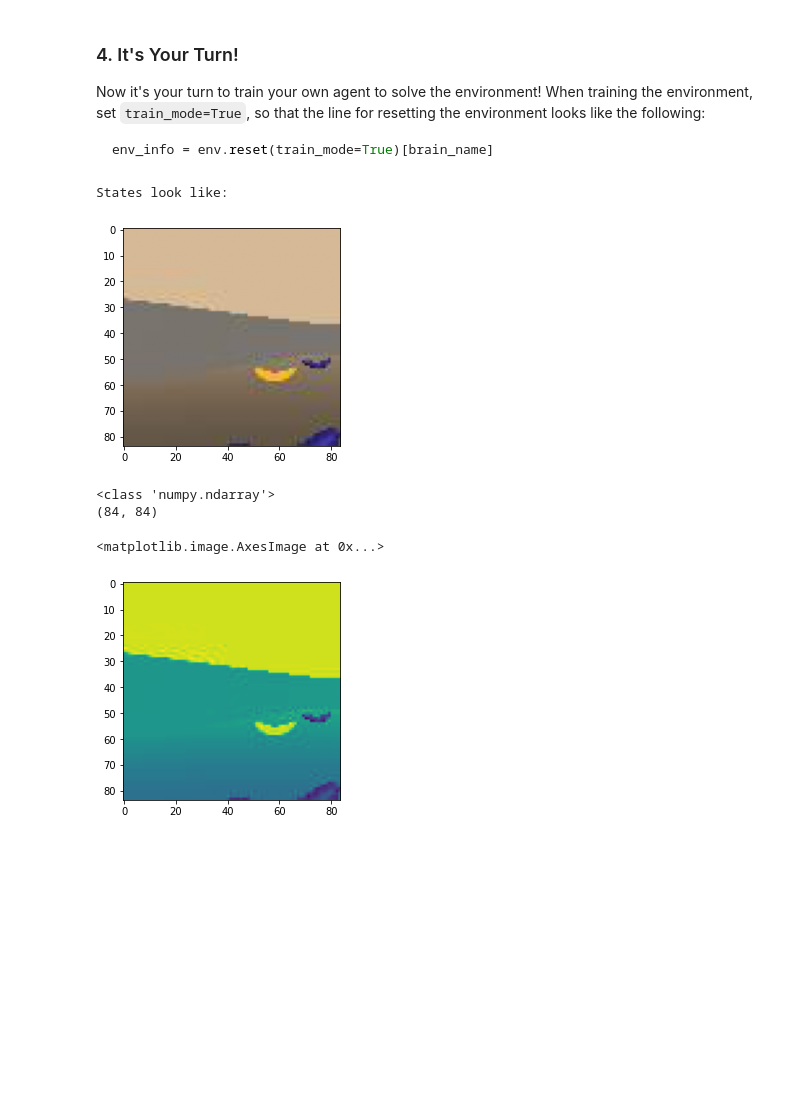
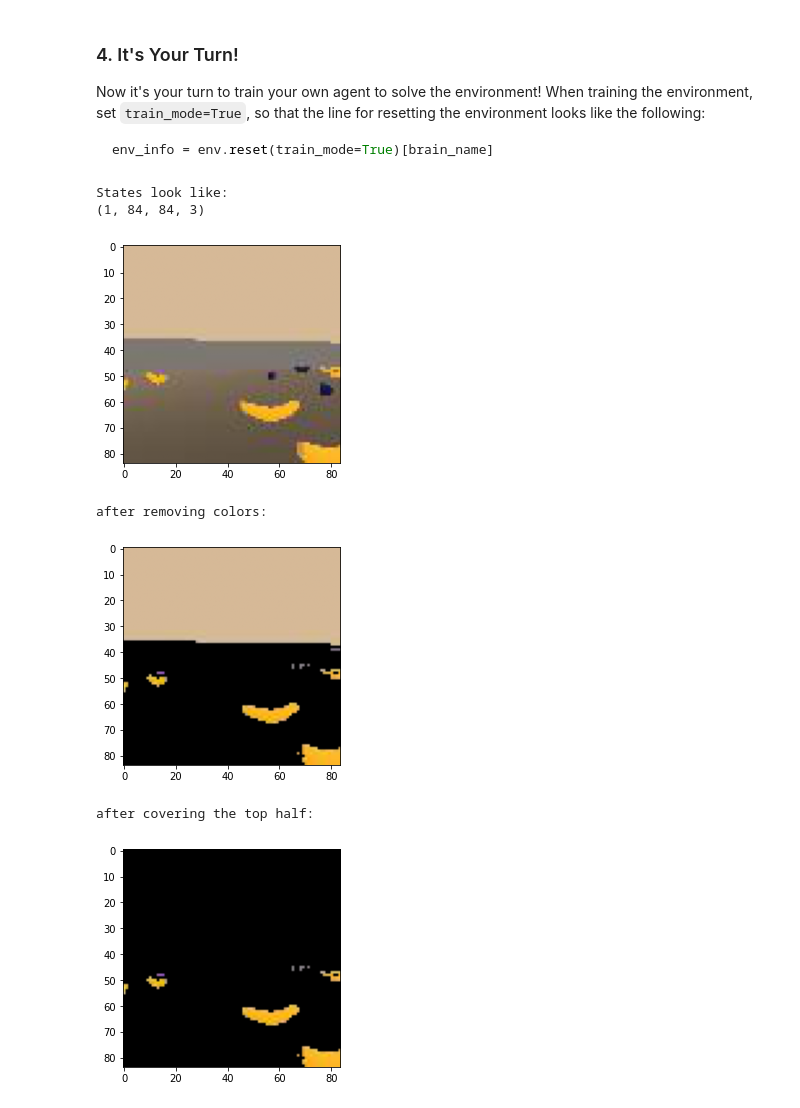
Before and after one commit to hoangsep/udacity-deep-reinforcement-learning, a Jupyter notebook: p1_navigation/Navigation_Pixels.ipynb, the cells around one changed output. Cells and saved outputs as stored; diff of their text form; code cells hidden in the pictures; blank space fills up the shorter version.

````diff
--- a/p1_navigation/Navigation_Pixels.ipynb
+++ b/p1_navigation/Navigation_Pixels.ipynb
@@ -124,34 +126,36 @@ Now it's your turn to train your own agent to solve the environment!  When train
 ```python
 env_info = env.reset(train_mode=True)[brain_name]
 ```
-# %%
-# gray scaling
-def gray_scale(img):
-    return np.dot(img[...,:3], [0.299, 0.587, 0.114])
-
-# import required libraries
-# import torch
-# import torchvision.transforms as transforms
-# from PIL import Image
-
-state = env_info.visual_observations[0]
-
-print('States look like:')
-plt.imshow(np.squeeze(state))
-plt.show()
-
-# Convert the image to grayscale
-# print state date type
-print(type(state))
-# print(state)
-image = gray_scale(np.squeeze(state))
-print(image.shape)
-# Display
-plt.imshow(image)
-# %% [output]
-States look like:
-[figure, removed]
-<class 'numpy.ndarray'>
-(84, 84)
-<matplotlib.image.AxesImage at 0x...>
-[figure, removed]
+# %%
+# Preprocess the image, remove the top half of the image and all colors except blue and yellow to black
+env_info = env.reset(train_mode=True)[brain_name]
+state = env_info.visual_observations[0]
+
+print('States look like:')
+print(state.shape)
+plt.imshow(np.squeeze(state))
+plt.show()
+
+# copying to a new variable to preverse the state variable
+test_state = np.copy(state)
+
+# remove all colors except blue and yellow
+mask = ((test_state[:,:,:,0] < 0.8) & (test_state[:,:,:,1] < 0.8)) & (test_state[:,:,:,2] < 0.5)
+test_state[mask] = 0
+print('after removing colors:')
+plt.imshow(np.squeeze(test_state))
+plt.show()
+
+# cover the top half of the image
+test_state[:,0:41, :, :] = 0
+print('after covering the top half:')
+plt.imshow(np.squeeze(test_state))
+plt.show()
+# %% [output]
+States look like:
+(1, 84, 84, 3)
+[figure, added]
+after removing colors:
+[figure, added]
+after covering the top half:
+[figure, added]
````
Also changed, not shown: parts of 8 cells of this notebook, 5 other files.
